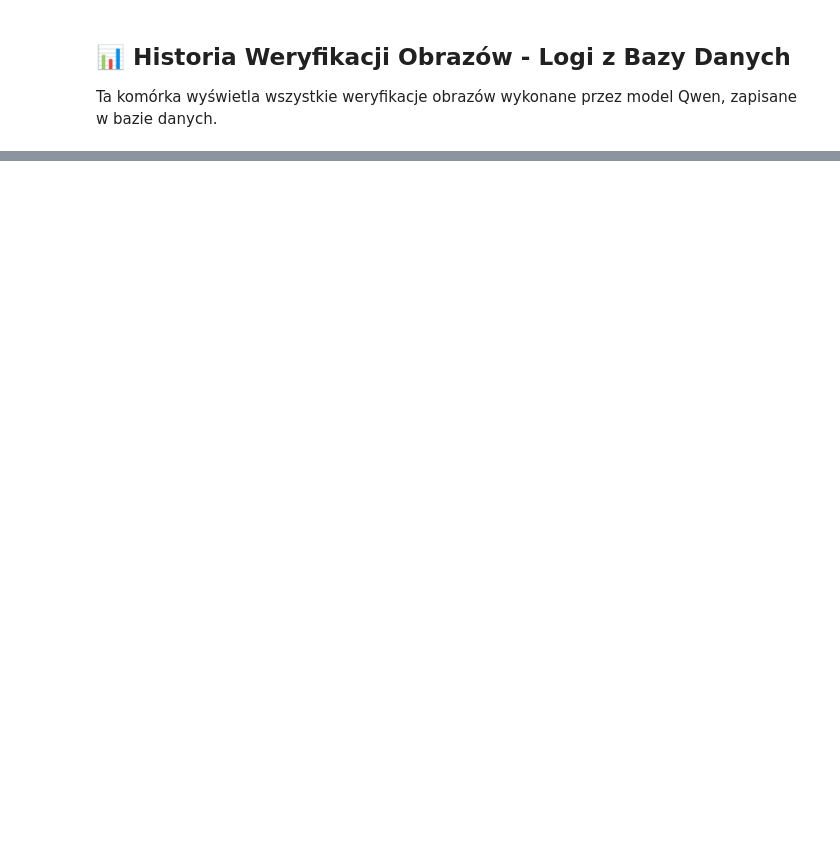
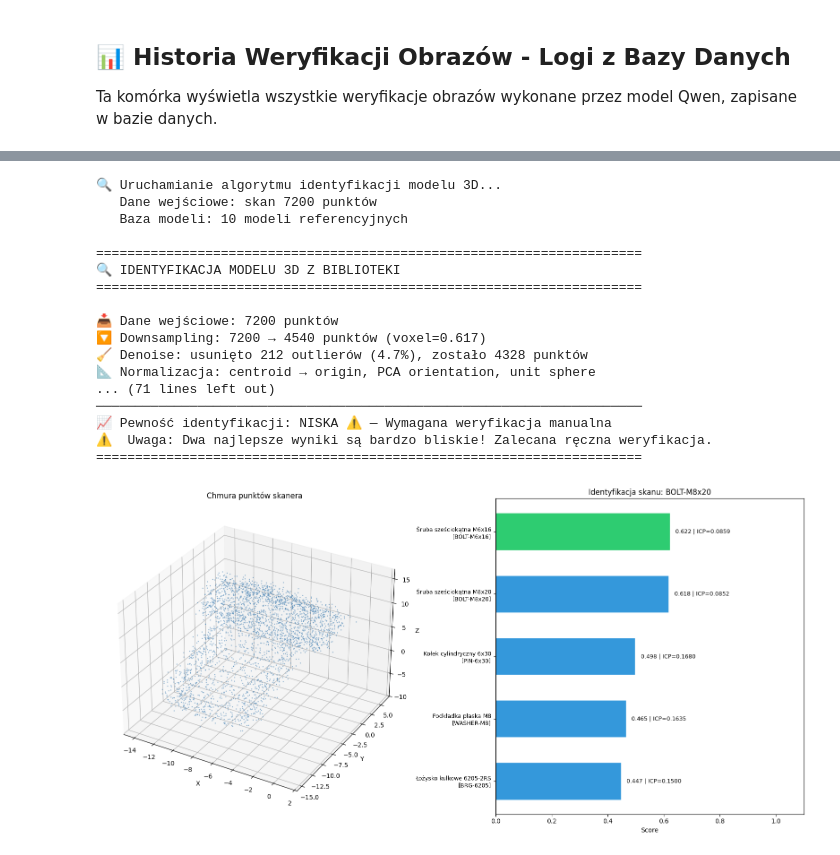
Before and after one commit to Hubi1001/Vision_Picture_RAG, a Jupyter notebook: Vision_Picture_RAG/metal_parts_rag.ipynb, the cells around one changed output, grey strips where cells are left out. Saved outputs shown, nothing was run; the diff lists cells and outputs as text; code cells hidden in the pictures; blank space fills up the shorter version.

```diff
--- a/Vision_Picture_RAG/metal_parts_rag.ipynb
+++ b/Vision_Picture_RAG/metal_parts_rag.ipynb
@@ -3909,0 +4130,50 @@ get_verification_stats()
+# %%
+# ============================================================================
+# KROK 4: Pełny pipeline identyfikacji modelu z biblioteki
+# ============================================================================
+
+print("🔍 Uruchamianie algorytmu identyfikacji modelu 3D...")
+print(f"   Dane wejściowe: skan {scan_points.shape[0]} punktów")
+print(f"   Baza modeli: {db_3d.count()} modeli referencyjnych")
+print()
+
+# Inicjalizacja komparatora
+comparator = Model3DComparator(database=db_3d, verbose=True)
+
+# Pełna identyfikacja (descriptor matching + ICP refinement)
+results = comparator.identify(
+    scan_points=scan_points,
+    top_k=10,         # 10 wstępnych kandydatów (coarse phase)
+    refine_top=8,     # 8 najlepszych do ICP (fine phase)
+    icp_iterations=50,
+)
+
+# Raport
+report = generate_identification_report(results, scan_source=f"Symulowany skan: {TEST_MODEL_ID}")
+print("\n" + report)
+
+# Wizualizacja wyników
+plot_identification_results(
+    results,
+    scan_points=scan_points,
+    title=f"Identyfikacja skanu: {TEST_MODEL_ID}"
+)
+# %% [output]
+🔍 Uruchamianie algorytmu identyfikacji modelu 3D...
+   Dane wejściowe: skan 7200 punktów
+   Baza modeli: 10 modeli referencyjnych
+
+======================================================================
+🔍 IDENTYFIKACJA MODELU 3D Z BIBLIOTEKI
+======================================================================
+
+📥 Dane wejściowe: 7200 punktów
+🔽 Downsampling: 7200 → 4540 punktów (voxel=0.617)
+🧹 Denoise: usunięto 212 outlierów (4.7%), zostało 4328 punktów
+📐 Normalizacja: centroid → origin, PCA orientation, unit sphere
+... (71 lines left out)
+──────────────────────────────────────────────────────────────────────
+📈 Pewność identyfikacji: NISKA ⚠️ — Wymagana weryfikacja manualna
+⚠️  Uwaga: Dwa najlepsze wyniki są bardzo bliskie! Zalecana ręczna weryfikacja.
+======================================================================
+[figure, added]
```
Also changed, not shown: parts of 53 cells of this notebook, 26 other files.
